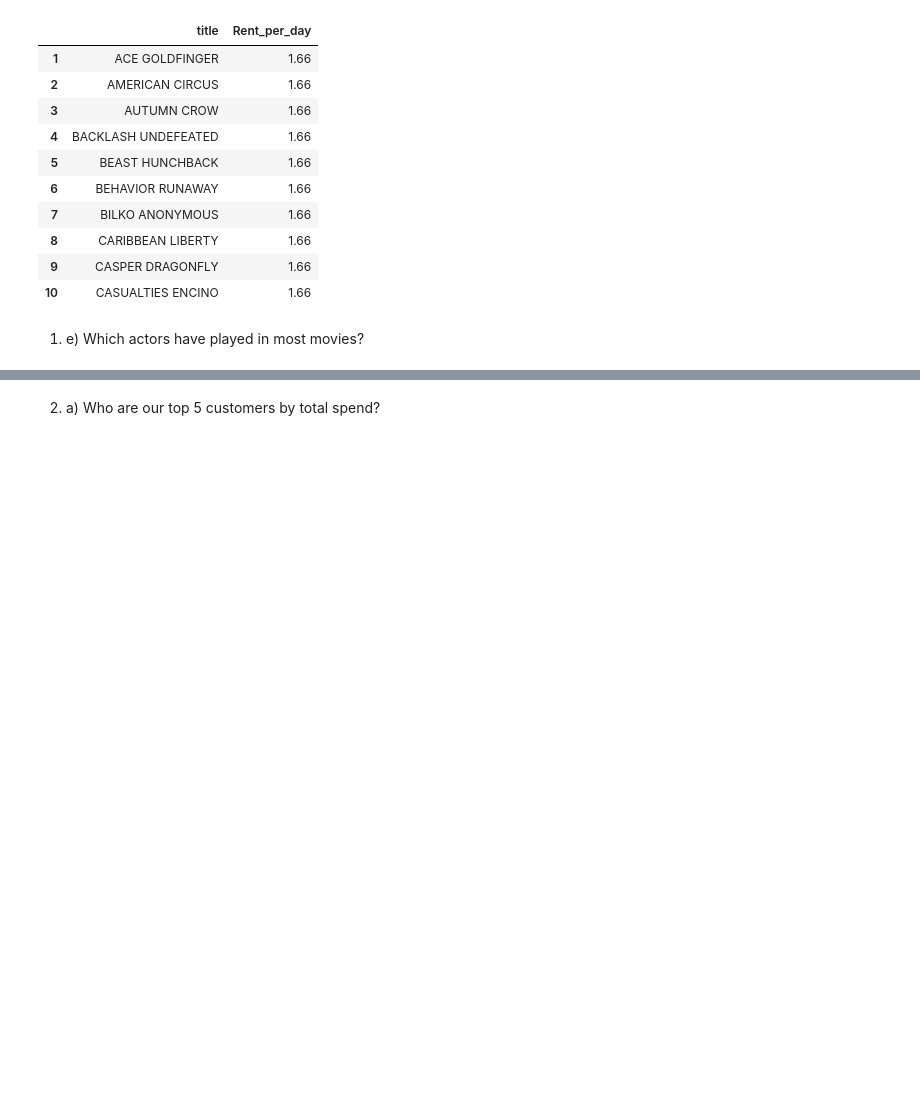
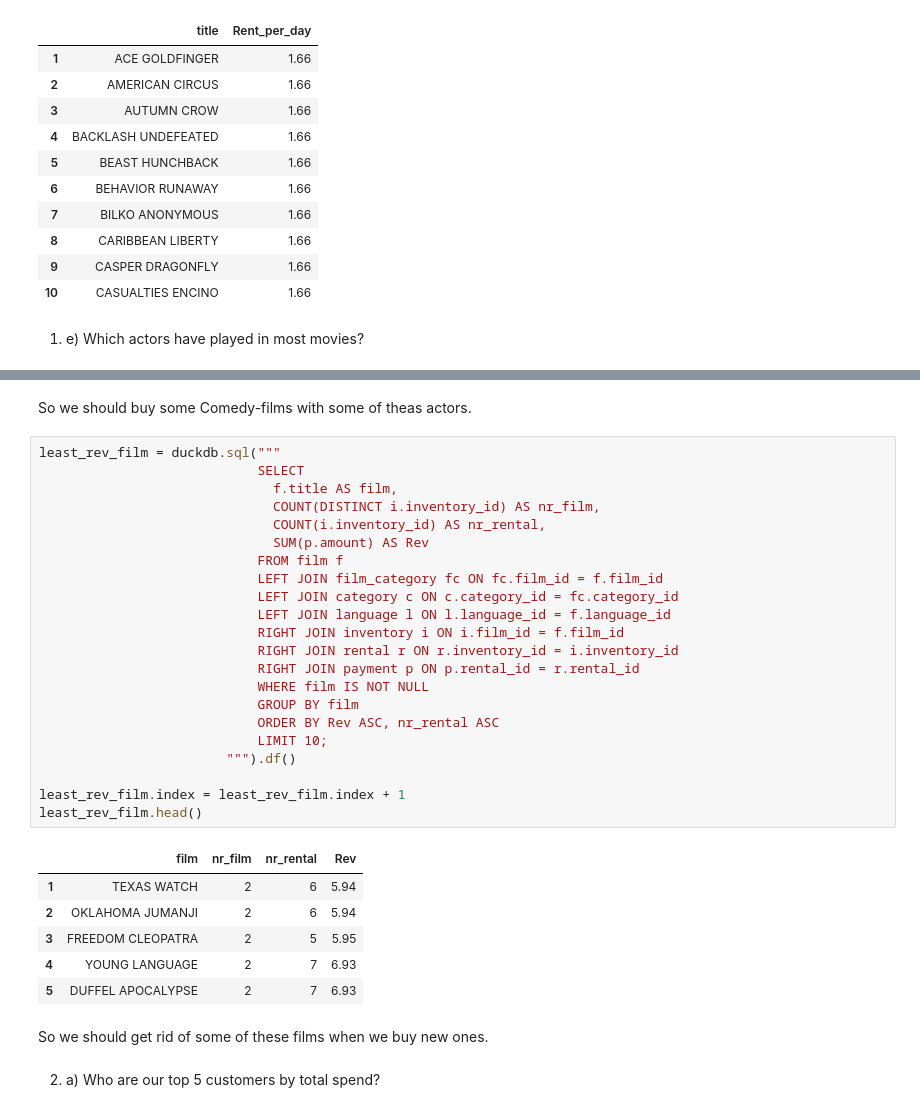
Before and after one commit to RikardOledal/SQL_DE25_LAB_Rikard_Oledal, a Jupyter notebook: manager_report.ipynb, the cells around one changed output, grey strips where cells are left out. Saved outputs shown, nothing was run; the diff lists cells and outputs as text; blank space fills up the shorter version.

```diff
--- a/manager_report.ipynb
+++ b/manager_report.ipynb
@@ -187,3 +234,36 @@ most_movies
+# %% [markdown]
+So we should buy some Comedy-films with some of theas actors.
+# %%
+least_rev_film = duckdb.sql("""
+                            SELECT
+                              f.title AS film,
+                              COUNT(DISTINCT i.inventory_id) AS nr_film,
+                              COUNT(i.inventory_id) AS nr_rental,
+                              SUM(p.amount) AS Rev
+                            FROM film f
+                            LEFT JOIN film_category fc ON fc.film_id = f.film_id
+                            LEFT JOIN category c ON c.category_id = fc.category_id
+                            LEFT JOIN language l ON l.language_id = f.language_id
+                            RIGHT JOIN inventory i ON i.film_id = f.film_id
+                            RIGHT JOIN rental r ON r.inventory_id = i.inventory_id
+                            RIGHT JOIN payment p ON p.rental_id = r.rental_id
+                            WHERE film IS NOT NULL
+                            GROUP BY film
+                            ORDER BY Rev ASC, nr_rental ASC
+                            LIMIT 10;
+                        """).df()
+
+least_rev_film.index = least_rev_film.index + 1
+least_rev_film.head()
+# %% [output]
+|  | film | nr_film | nr_rental | Rev |
+| 1 | TEXAS WATCH | 2 | 6 | 5.94 |
+| 2 | OKLAHOMA JUMANJI | 2 | 6 | 5.94 |
+| 3 | FREEDOM CLEOPATRA | 2 | 5 | 5.95 |
+| 4 | YOUNG LANGUAGE | 2 | 7 | 6.93 |
+| 5 | DUFFEL APOCALYPSE | 2 | 7 | 6.93 |
+# %% [markdown]
+So we should get rid of some of these films when we buy new ones.
 # %% [markdown]
 2. a)  Who are our top 5 customers by total spend?
 # %%
```
Also changed, not shown: parts of 7 cells of this notebook.
